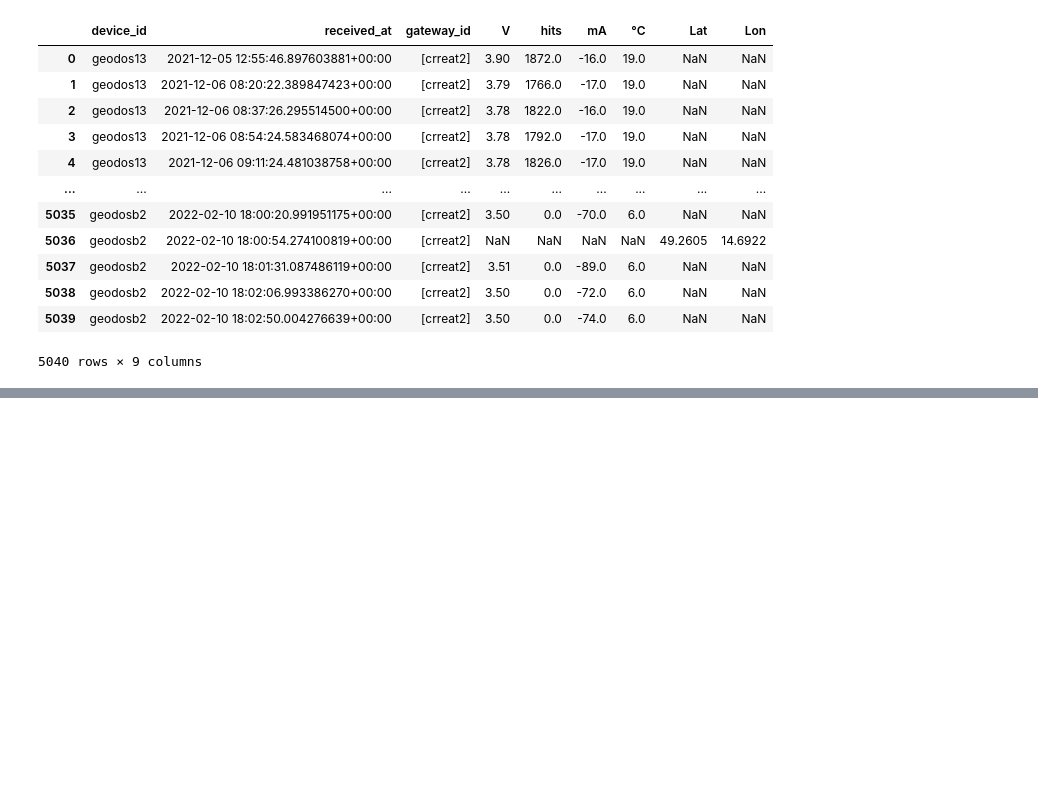
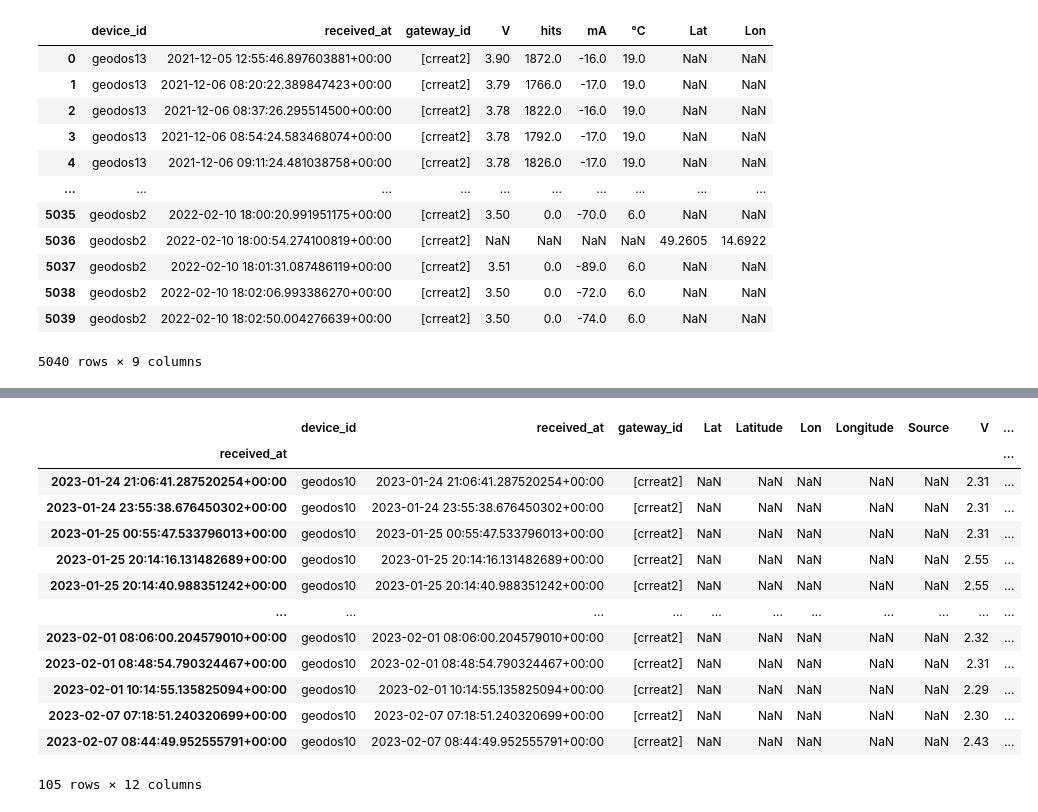
Before and after one commit to ODZ-UJF-AV-CR/GEODOS01, a Jupyter notebook: notebooks/Plot GEODOS telemetry.ipynb, the cells around one changed output, grey strips where cells are left out. Drawn from its saved outputs; the diff is of its cells as text; code cells hidden in the pictures; blank space fills up the shorter version.

```diff
--- a/notebooks/Plot GEODOS telemetry.ipynb
+++ b/notebooks/Plot GEODOS telemetry.ipynb
@@ -112,0 +168,18 @@ plt.xlim(FROM,TO)
+# %%
+df_filtered.loc[df_filtered.V == 2.62]
+df_filtered
+# %% [output]
+|  | device_id | received_at | gateway_id | Lat | Latitude | Lon | Longitude | Source | V | ... |
+| received_at |  |  |  |  |  |  |  |  |  | ... |
+| 2023-01-24 21:06:41.287520254+00:00 | geodos10 | 2023-01-24 21:06:41.287520254+00:00 | [crreat2] | NaN | NaN | NaN | NaN | NaN | 2.31 | ... |
+| 2023-01-24 23:55:38.676450302+00:00 | geodos10 | 2023-01-24 23:55:38.676450302+00:00 | [crreat2] | NaN | NaN | NaN | NaN | NaN | 2.31 | ... |
+| 2023-01-25 00:55:47.533796013+00:00 | geodos10 | 2023-01-25 00:55:47.533796013+00:00 | [crreat2] | NaN | NaN | NaN | NaN | NaN | 2.31 | ... |
+| 2023-01-25 20:14:16.131482689+00:00 | geodos10 | 2023-01-25 20:14:16.131482689+00:00 | [crreat2] | NaN | NaN | NaN | NaN | NaN | 2.55 | ... |
+| 2023-01-25 20:14:40.988351242+00:00 | geodos10 | 2023-01-25 20:14:40.988351242+00:00 | [crreat2] | NaN | NaN | NaN | NaN | NaN | 2.55 | ... |
+| ... | ... | ... | ... | ... | ... | ... | ... | ... | ... | ... |
+| 2023-02-01 08:06:00.204579010+00:00 | geodos10 | 2023-02-01 08:06:00.204579010+00:00 | [crreat2] | NaN | NaN | NaN | NaN | NaN | 2.32 | ... |
+| 2023-02-01 08:48:54.790324467+00:00 | geodos10 | 2023-02-01 08:48:54.790324467+00:00 | [crreat2] | NaN | NaN | NaN | NaN | NaN | 2.31 | ... |
+| 2023-02-01 10:14:55.135825094+00:00 | geodos10 | 2023-02-01 10:14:55.135825094+00:00 | [crreat2] | NaN | NaN | NaN | NaN | NaN | 2.29 | ... |
+| 2023-02-07 07:18:51.240320699+00:00 | geodos10 | 2023-02-07 07:18:51.240320699+00:00 | [crreat2] | NaN | NaN | NaN | NaN | NaN | 2.30 | ... |
+| 2023-02-07 08:44:49.952555791+00:00 | geodos10 | 2023-02-07 08:44:49.952555791+00:00 | [crreat2] | NaN | NaN | NaN | NaN | NaN | 2.43 | ... |
+105 rows × 12 columns
```
Also changed, not shown: parts of 6 cells of this notebook, 5 other files.
